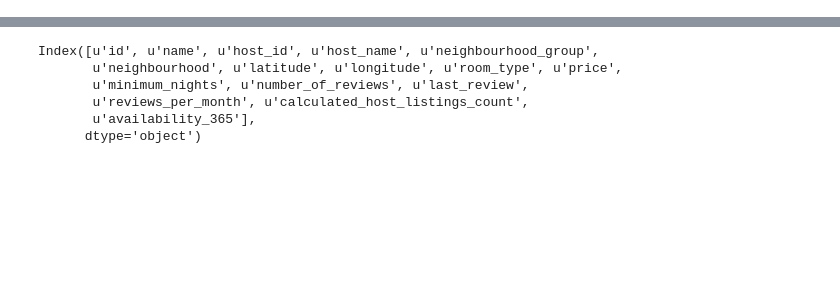
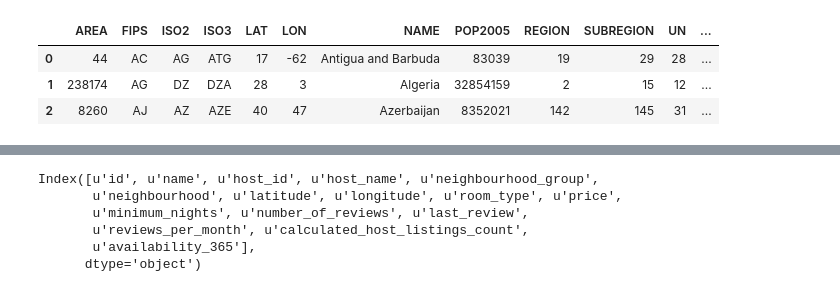
Before and after one commit to kingsgeocomp/spatial-analysis, a Jupyter notebook: AirBnB Analysis.ipynb, the cells around one changed output, grey strips where cells are left out. Saved outputs shown, nothing was run; the diff lists cells and outputs as text; code cells hidden in the pictures; blank space fills up the shorter version.

```diff
--- a/AirBnB Analysis.ipynb
+++ b/AirBnB Analysis.ipynb
@@ -0,0 +73,19 @@
+# %%
+import os
+import pandas as pd
+import geopandas as gpd
+
+# Make numeric display a bit easier
+pd.set_option('display.float_format', lambda x: '{:,.0f}'.format(x))
+
+# Make sure output is into notebook
+%matplotlib inline
+
+gdf = gpd.read_file( os.path.join('shapes', 'TM_WORLD_BORDERS_SIMPL-0.3', 'TM_WORLD_BORDERS_SIMPL-0.3.shp') )
+
+gdf.head(3)
+# %% [output]
+|  | AREA | FIPS | ISO2 | ISO3 | LAT | LON | NAME | POP2005 | REGION | SUBREGION | UN | ... |
+| 0 | 44 | AC | AG | ATG | 17 | -62 | Antigua and Barbuda | 83039 | 19 | 29 | 28 | ... |
+| 1 | 238174 | AG | DZ | DZA | 28 | 3 | Algeria | 32854159 | 2 | 15 | 12 | ... |
+| 2 | 8260 | AJ | AZ | AZE | 40 | 47 | Azerbaijan | 8352021 | 142 | 145 | 31 | ... |
```
Also changed, not shown: parts of 17 cells of this notebook, 2 other files.
